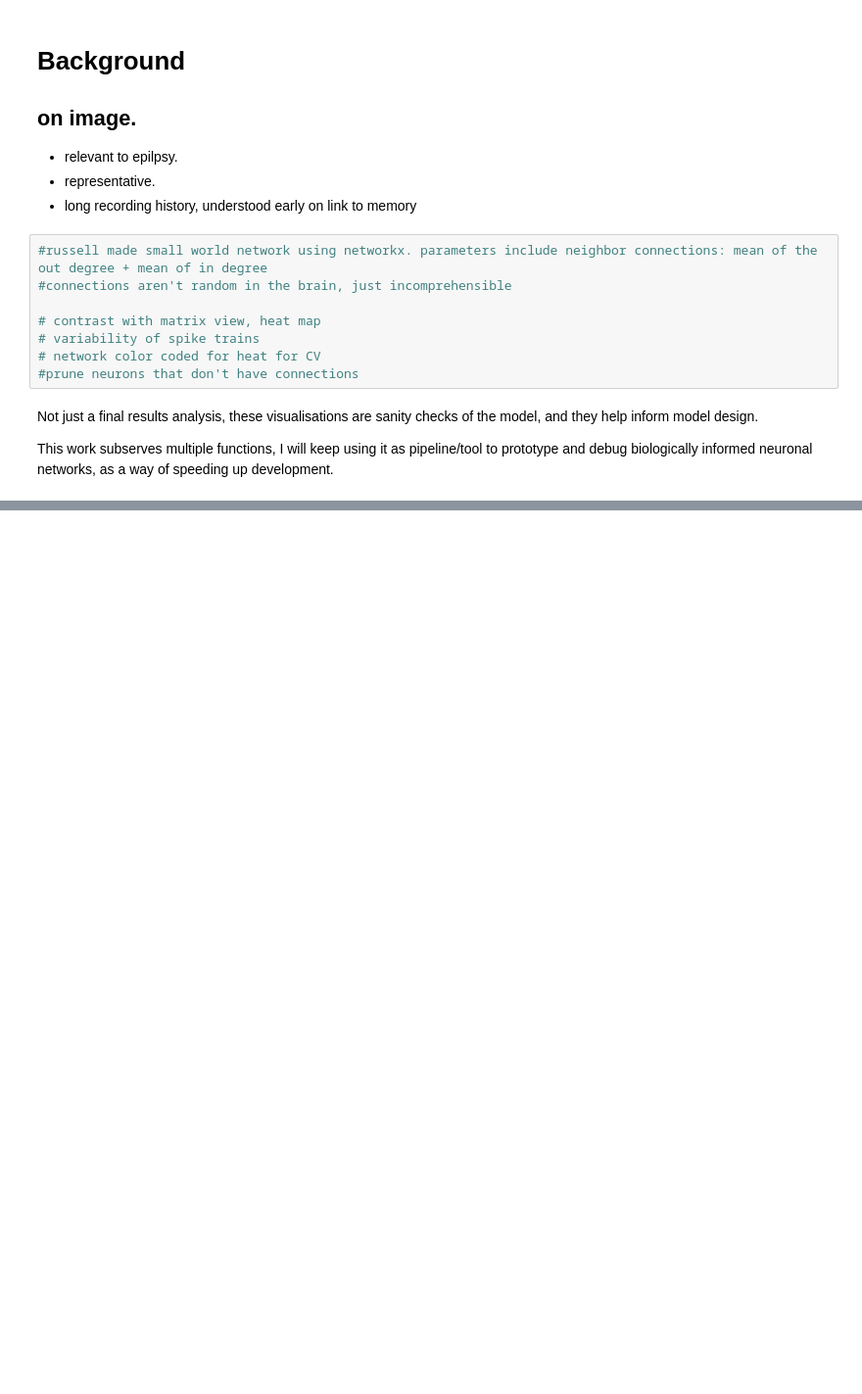
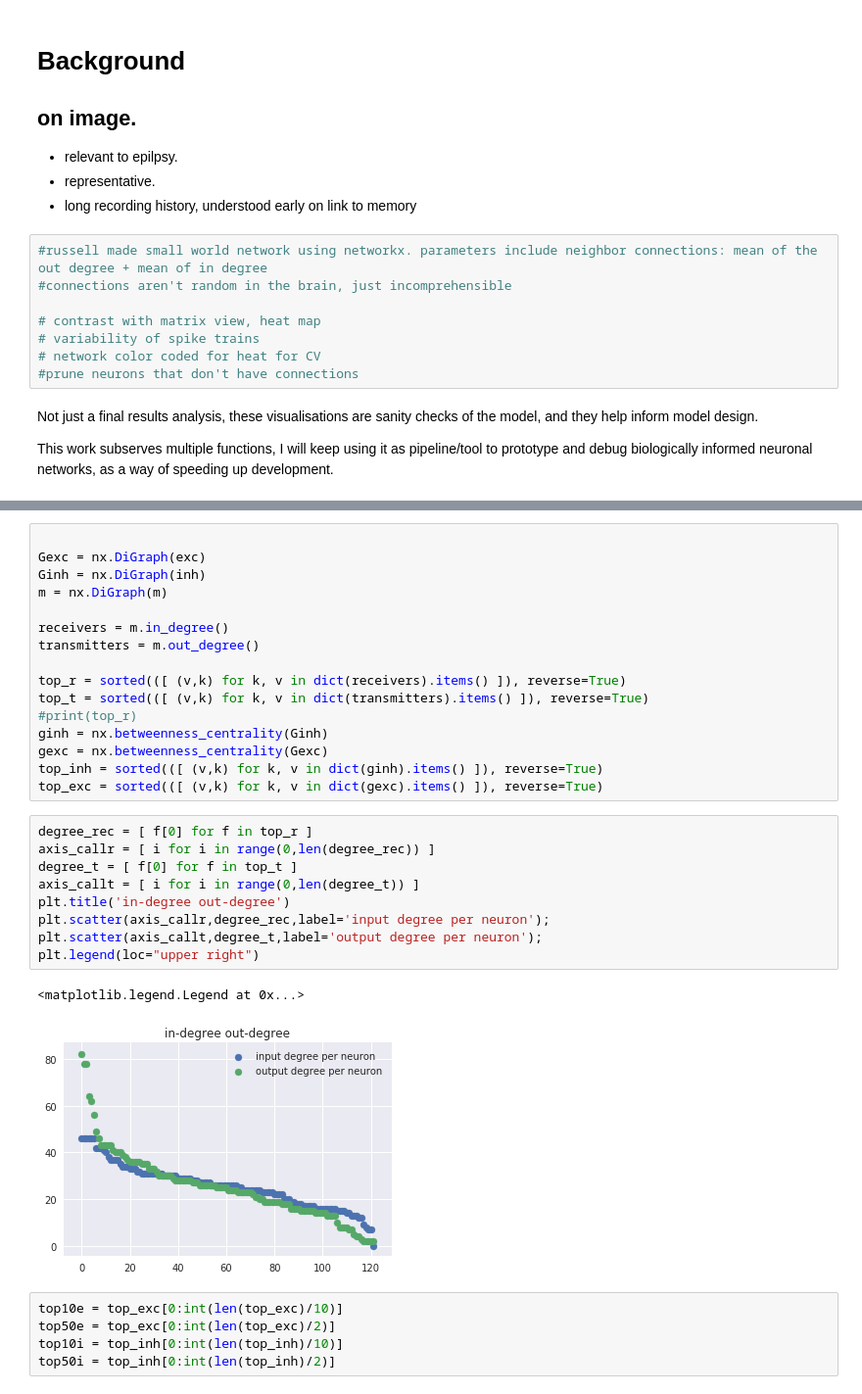
Before and after one commit to russelljjarvis/SpinnakerHippocampus, a Jupyter notebook: RichClubPresentation.ipynb, the cells around one changed output, grey strips where cells are left out. Shown at 98% size. Cells and saved outputs as stored; diff of their text form; blank space fills up the shorter version.

```diff
--- a/RichClubPresentation.ipynb
+++ b/RichClubPresentation.ipynb
@@ -35,0 +136,33 @@ This work subserves multiple functions, I will keep using it as pipeline/tool to
+# %%
+
+Gexc = nx.DiGraph(exc)
+Ginh = nx.DiGraph(inh)
+m = nx.DiGraph(m)
+
+receivers = m.in_degree()
+transmitters = m.out_degree()
+
+top_r = sorted(([ (v,k) for k, v in dict(receivers).items() ]), reverse=True)
+top_t = sorted(([ (v,k) for k, v in dict(transmitters).items() ]), reverse=True)
+#print(top_r)
+ginh = nx.betweenness_centrality(Ginh)
+gexc = nx.betweenness_centrality(Gexc)
+top_inh = sorted(([ (v,k) for k, v in dict(ginh).items() ]), reverse=True)
+top_exc = sorted(([ (v,k) for k, v in dict(gexc).items() ]), reverse=True)
+# %%
+degree_rec = [ f[0] for f in top_r ]
+axis_callr = [ i for i in range(0,len(degree_rec)) ]
+degree_t = [ f[0] for f in top_t ]
+axis_callt = [ i for i in range(0,len(degree_t)) ]
+plt.title('in-degree out-degree')
+plt.scatter(axis_callr,degree_rec,label='input degree per neuron');
+plt.scatter(axis_callt,degree_t,label='output degree per neuron');
+plt.legend(loc="upper right")
+# %% [output]
+<matplotlib.legend.Legend at 0x...>
+[figure, added]
+# %%
+top10e = top_exc[0:int(len(top_exc)/10)]
+top50e = top_exc[0:int(len(top_exc)/2)]
+top10i = top_inh[0:int(len(top_inh)/10)]
+top50i = top_inh[0:int(len(top_inh)/2)]
```
Also changed, not shown: parts of 9 cells of this notebook, 1 other file.
